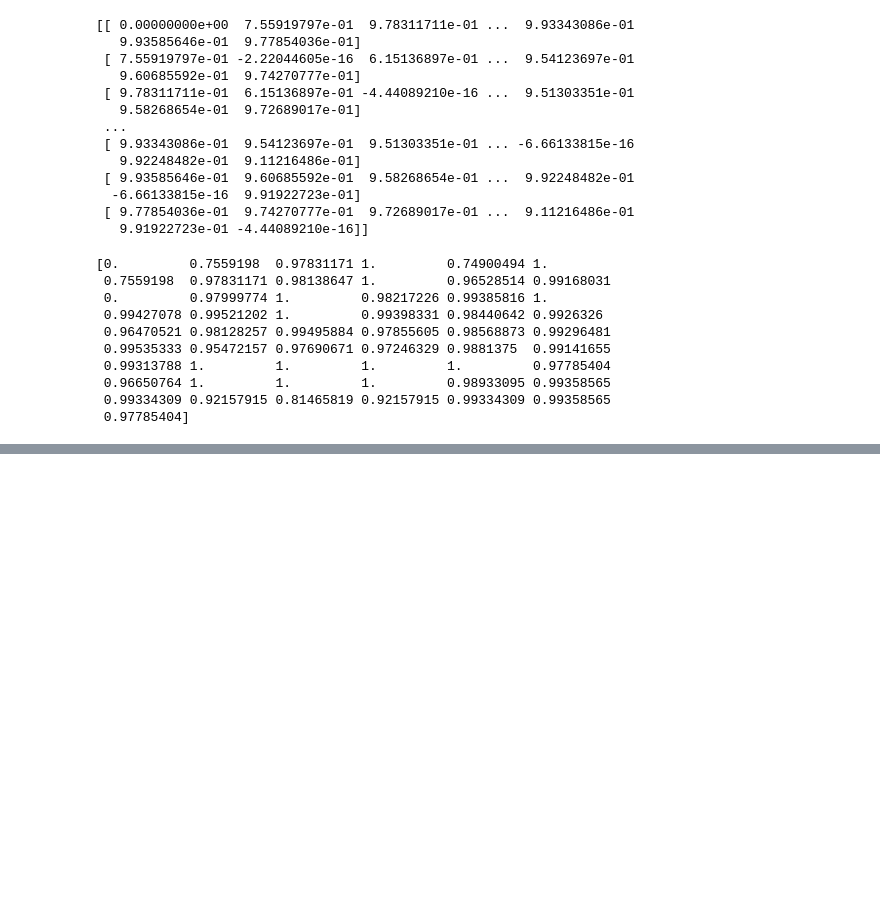
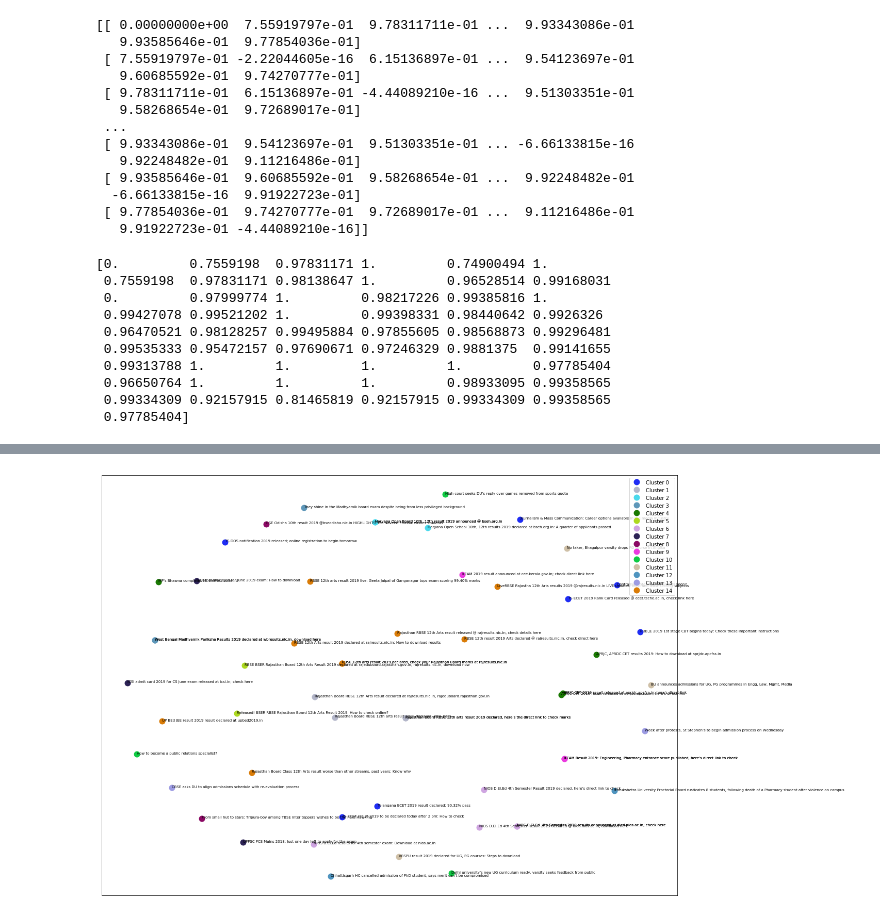
Before and after one commit to adityasharma1076/Summer-Project, a Jupyter notebook: tf-idf.ipynb, the cells around one changed output, grey strips where cells are left out. Drawn from its saved outputs; the diff is of its cells as text; code cells hidden in the pictures; blank space fills up the shorter version.

Commit message:
Added K means Graph

```diff
--- a/tf-idf.ipynb
+++ b/tf-idf.ipynb
@@ -358,0 +327,3 @@ clusters
+# %%
+km = joblib.load('doc_cluster.pkl')
+clusters = km.labels_.tolist()
@@ -358,0 +385,23 @@ clusters
+# %%
+cluster_colors = {0: '#1f2df4', 1: '#b3b6c9', 2: '#4ad9ec', 3: '#5e97b9', 4: '#1a7903',
+                  5: '#add920', 6: '#cfa5e1', 7: '#2c2255', 8: '#8b0964', 9: '#eb3bdf',
+                  10: '#0fcb43', 11: '#cfc0a7', 12: '#4f94bf', 13: '#9d9ce3', 14: '#da7c07'}
+cluster_names = {0: 'Cluster 0',
+                 1: 'Cluster 1',
+                 2: 'Cluster 2',
+                 3: 'Cluster 3',
+                 4: 'Cluster 4',
+                 5: 'Cluster 5',
+                 6: 'Cluster 6',
+                 7: 'Cluster 7',
+                 8: 'Cluster 8',
+                 9: 'Cluster 9',
+                 10:'Cluster 10',
+                 11:'Cluster 11',
+                 12:'Cluster 12',
+                 13:'Cluster 13',
+                 14:'Cluster 14'}
+# %%
+%matplotlib inline
+df_plot= pd.DataFrame(dict(x=xs, y=ys, label=clusters, title=Heading))
+df_plot.head()
@@ -358,0 +415,16 @@ clusters
+# %%
+groups = df_plot.groupby('label')
+# %%
+fig, ax = plt.subplots(figsize=(20, 15))
+
+for name,group in groups:
+    ax.plot(group.x, group.y, marker='o',linestyle='',ms=12, label=cluster_names[name],color=cluster_colors[name],mec='none')
+    ax.set_aspect('auto')
+    ax.tick_params(axis='x',which='both',bottom='off',top='off',labelbottom='off')
+    ax.tick_params(axis= 'y',which='both',left='off',top='off',labelleft='off')
+ax.legend(numpoints=1)
+
+for i in range(len(df_plot)):
+    ax.text(df_plot.iloc[i]['x'], df_plot.iloc[i]['y'], df_plot.iloc[i]['title'], size=7)
+# %% [output]
+[figure, added]
```
Also changed, not shown: parts of 25 cells of this notebook, 1 other file.
